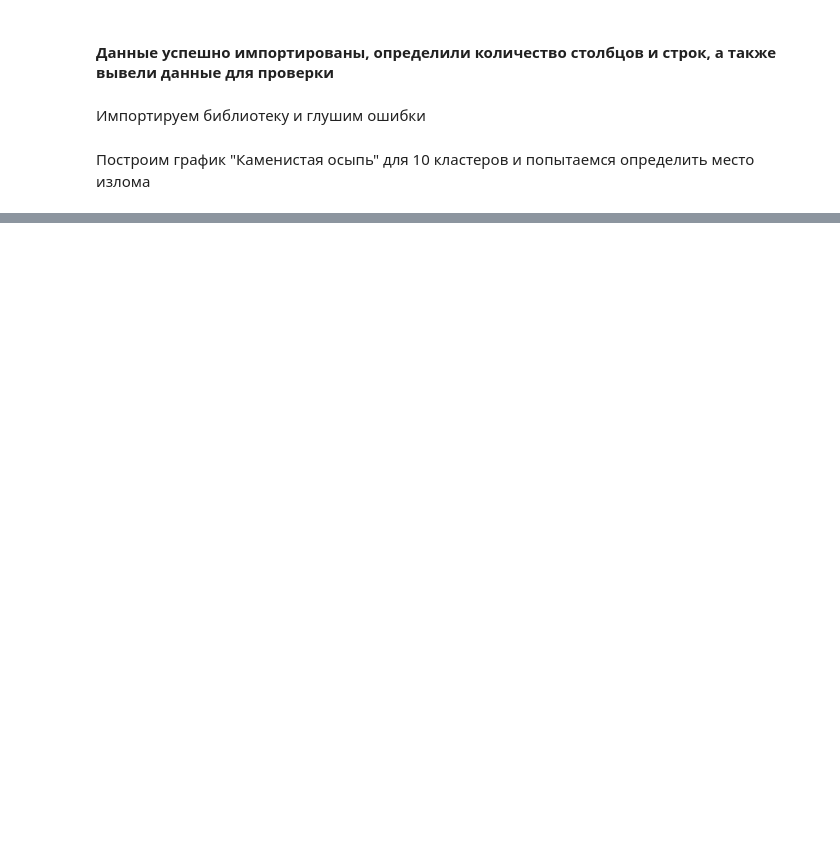
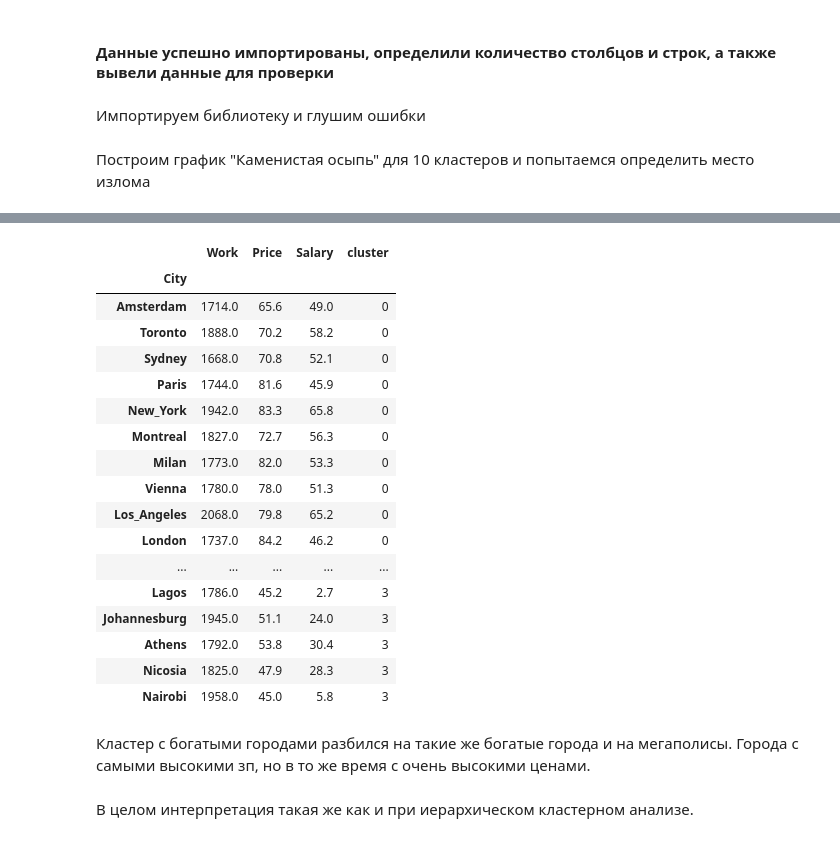
Before and after one commit to potyomin/DA_on_python_labs, a Jupyter notebook: notebooks/lab_1_2.ipynb, the cells around one changed output, grey strips where cells are left out. Drawn from its saved outputs; the diff is of its cells as text; code cells hidden in the pictures; blank space fills up the shorter version.

Commit message:
законченный кластерный анализ методом к средних для варианта 2

```diff
--- a/notebooks/lab_1_2.ipynb
+++ b/notebooks/lab_1_2.ipynb
@@ -258,6 +261,4 @@ df.groupby('cluster').mean().round(2)
 4) Кластер под номером 4(бедные города с переработками): Города, в которых количество рабочих часов значительно больше, чем во всех остальных. При это самая низкая оплата труда за час работы. Скорее всего представители этого кластера - бедные города бедных стран.
 # %% [markdown]
 # Кластерный анализ методом KMeans
-# %%
-df  = X
 # %%
@@ -306,0 +318,5 @@ plt.title('Каменистая осыпь. Ищем оптимальное k');
+# %%
+model = KMeans(n_clusters=2, random_state=42, max_iter=300, n_init=10,
+               verbose=0, tol=0.0001 )
+model.fit(X)
+df['cluster'] = model.labels_
@@ -306,0 +346,5 @@ plt.title('Каменистая осыпь. Ищем оптимальное k');
+# %%
+model = KMeans(n_clusters=3, random_state=42, max_iter=300, n_init=10,
+               verbose=0, tol=0.0001 )
+model.fit(X)
+df['cluster'] = model.labels_
@@ -306,0 +377,5 @@ plt.title('Каменистая осыпь. Ищем оптимальное k');
+# %%
+model = KMeans(n_clusters=4, random_state=42, max_iter=300, n_init=10,
+               verbose=0, tol=0.0001 )
+model.fit(X)
+df['cluster'] = model.labels_
@@ -306,0 +402,25 @@ plt.title('Каменистая осыпь. Ищем оптимальное k');
+# %%
+df.sort_values('cluster')
+# %% [output]
+|  | Work | Price | Salary | cluster |
+| City |  |  |  |  |
+| Amsterdam | 1714.0 | 65.6 | 49.0 | 0 |
+| Toronto | 1888.0 | 70.2 | 58.2 | 0 |
+| Sydney | 1668.0 | 70.8 | 52.1 | 0 |
+| Paris | 1744.0 | 81.6 | 45.9 | 0 |
+| New_York | 1942.0 | 83.3 | 65.8 | 0 |
+| Montreal | 1827.0 | 72.7 | 56.3 | 0 |
+| Milan | 1773.0 | 82.0 | 53.3 | 0 |
+| Vienna | 1780.0 | 78.0 | 51.3 | 0 |
+| Los_Angeles | 2068.0 | 79.8 | 65.2 | 0 |
+| London | 1737.0 | 84.2 | 46.2 | 0 |
+| ... | ... | ... | ... | ... |
+| Lagos | 1786.0 | 45.2 | 2.7 | 3 |
+| Johannesburg | 1945.0 | 51.1 | 24.0 | 3 |
+| Athens | 1792.0 | 53.8 | 30.4 | 3 |
+| Nicosia | 1825.0 | 47.9 | 28.3 | 3 |
+| Nairobi | 1958.0 | 45.0 | 5.8 | 3 |
+# %% [markdown]
+Кластер с богатыми городами разбился на такие же богатые города и на мегаполисы. Города с самыми высокими зп, но в то же время с очень высокими ценами.
+# %% [markdown]
+В целом интерпретация такая же как и при иерархическом кластерном анализе.
```
Also changed, not shown: parts of 19 cells of this notebook, 1 other file.
